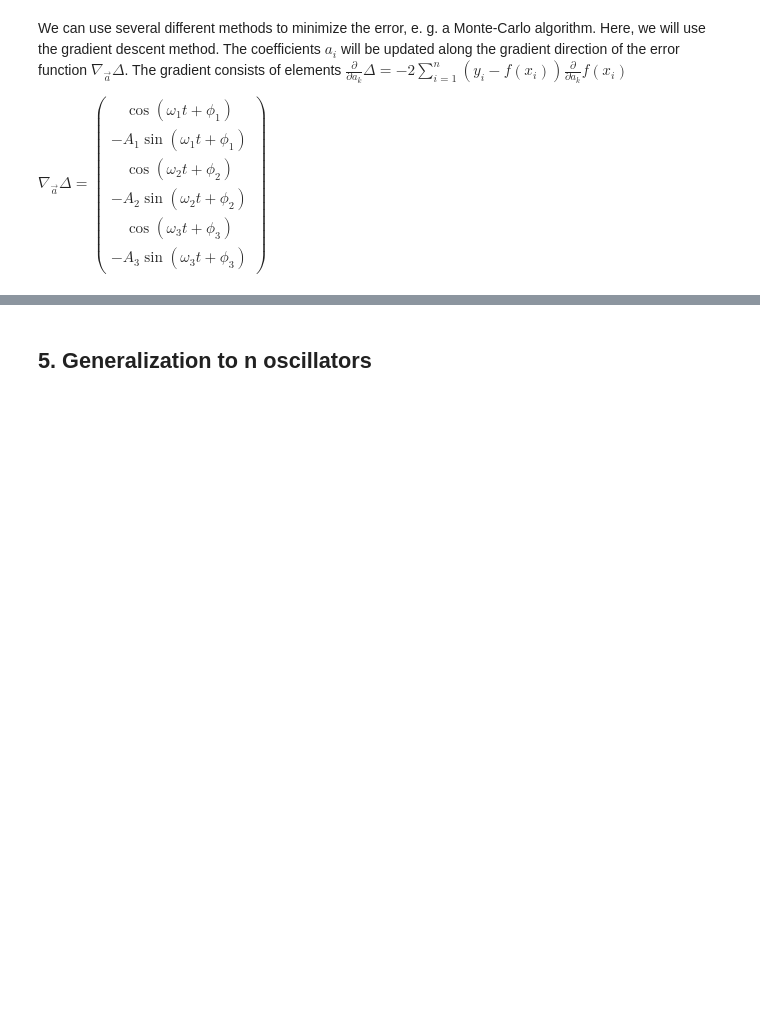
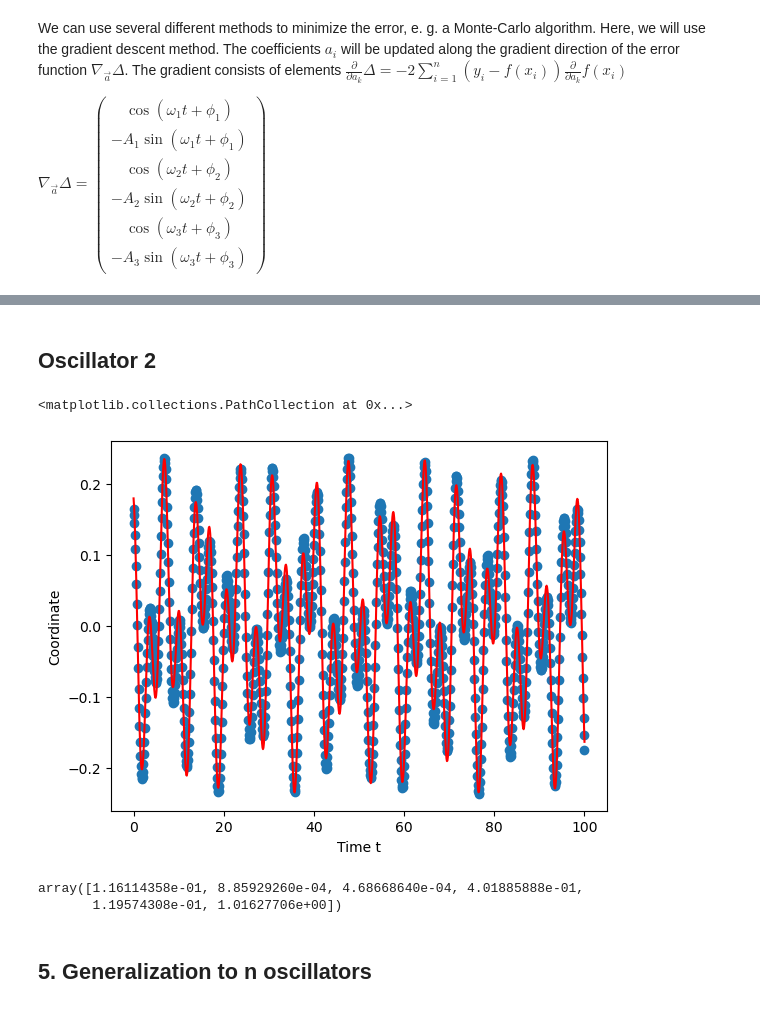
Before and after one commit to Hexabyte117/My-Projects, a Jupyter notebook: Computational Physics/08_Eigenvalue_coupled_oscillators_template.ipynb, the cells around one changed output, grey strips where cells are left out. Cells and saved outputs as stored; diff of their text form; code cells hidden in the pictures; blank space fills up the shorter version.

```diff
--- a/Computational Physics/08_Eigenvalue_coupled_oscillators_template.ipynb
+++ b/Computational Physics/08_Eigenvalue_coupled_oscillators_template.ipynb
@@ -263,2 +386,25 @@ We can use several different methods to minimize the error, e. g. a Monte-Carlo
+# %% [markdown]
+## Oscillator 2
+# %%
+a = np.array( [0.1, 0.2, 0.3, 0.4, 0.5, 0.6] )
+
+for i in range(iterations):
+    a = a - h * errorFitGradient(functionModel, a, data2)
+
+plt.xlabel('Time t')
+plt.ylabel('Coordinate')
+
+t_eval=np.linspace(tStart,tEnd,1001)
+
+plt.plot(t_eval, functionModel(t_eval, a), 'red')
+plt.scatter(data2[0], data2[1])
+# %% [output]
+<matplotlib.collections.PathCollection at 0x...>
+[figure, added]
+# %%
+a
+# %% [output]
+array([1.16114358e-01, 8.85929260e-04, 4.68668640e-04, 4.01885888e-01,
+       1.19574308e-01, 1.01627706e+00])
 # %% [markdown]
 ## 5. Generalization to n oscillators
```
Also changed, not shown: parts of 39 cells of this notebook.
